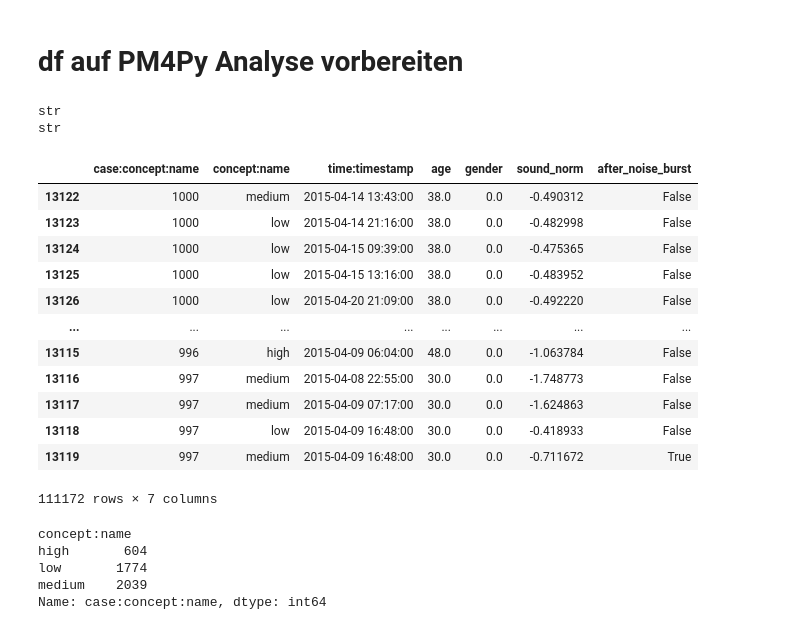
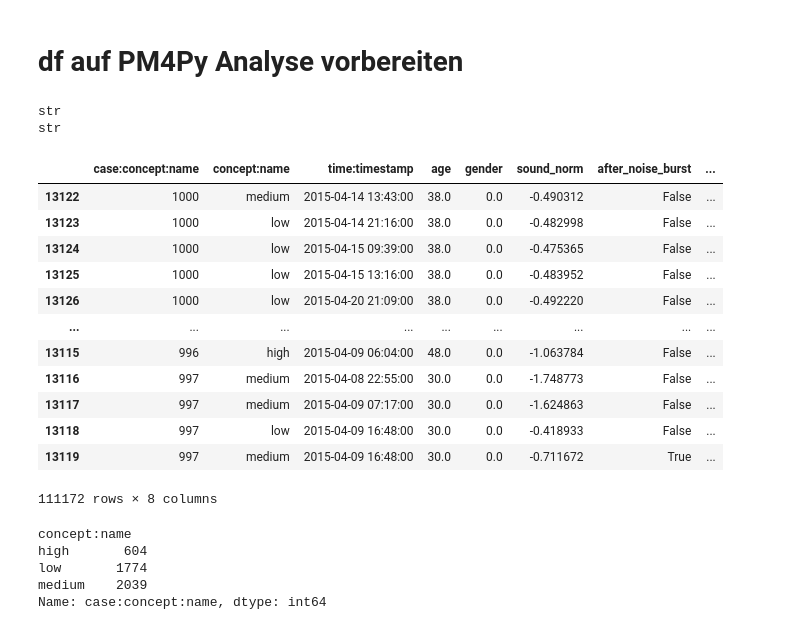
Before and after one commit to berielias-cpu/MasterArbeit, a Jupyter notebook: Masterarbeit/01_EDA_V2.0.ipynb, the cells around one changed output. Saved outputs shown, nothing was run; the diff lists cells and outputs as text; code cells hidden in the pictures.

```diff
--- a/Masterarbeit/01_EDA_V2.0.ipynb
+++ b/Masterarbeit/01_EDA_V2.0.ipynb
@@ -1398,44 +1432,45 @@ df_event = df.rename(columns={
     "created_at": "time:timestamp"
 })
 
 # Datentypen fixen
 df_event["case:concept:name"] = df_event["case:concept:name"].astype(str)
 df_event["concept:name"] = df_event["concept:name"].astype(str)
 
 # Datentypen Kontrollieren
 print(df_event["case:concept:name"].dtype)
 print(df_event["concept:name"].dtype)
 
 # Sortieren nach Zeit
 df_event = df_event.sort_values(
     by=["case:concept:name", "time:timestamp"]
 )
 
 # Relevante Spalten behalten
 df_event = df_event[[
     "case:concept:name",
     "concept:name",
     "time:timestamp",
     "age",
     "gender",
     "sound_norm", #ursprünglich war hier "sound_env". jetzt haben wir aber die Werte selbst umgewandelt
-    "after_noise_burst"
+    "after_noise_burst",
+    "q1"
 ]]
 
 df_event
 # %% [output]
 str
 str
-|  | case:concept:name | concept:name | time:timestamp | age | gender | sound_norm | after_noise_burst |
-| 13122 | 1000 | medium | 2015-04-14 13:43:00 | 38.0 | 0.0 | -0.490312 | False |
-| 13123 | 1000 | low | 2015-04-14 21:16:00 | 38.0 | 0.0 | -0.482998 | False |
-| 13124 | 1000 | low | 2015-04-15 09:39:00 | 38.0 | 0.0 | -0.475365 | False |
-| 13125 | 1000 | low | 2015-04-15 13:16:00 | 38.0 | 0.0 | -0.483952 | False |
-| 13126 | 1000 | low | 2015-04-20 21:09:00 | 38.0 | 0.0 | -0.492220 | False |
-| ... | ... | ... | ... | ... | ... | ... | ... |
-| 13115 | 996 | high | 2015-04-09 06:04:00 | 48.0 | 0.0 | -1.063784 | False |
-| 13116 | 997 | medium | 2015-04-08 22:55:00 | 30.0 | 0.0 | -1.748773 | False |
-| 13117 | 997 | medium | 2015-04-09 07:17:00 | 30.0 | 0.0 | -1.624863 | False |
-| 13118 | 997 | low | 2015-04-09 16:48:00 | 30.0 | 0.0 | -0.418933 | False |
-| 13119 | 997 | medium | 2015-04-09 16:48:00 | 30.0 | 0.0 | -0.711672 | True |
+|  | case:concept:name | concept:name | time:timestamp | age | gender | sound_norm | after_noise_burst | ... |
+| 13122 | 1000 | medium | 2015-04-14 13:43:00 | 38.0 | 0.0 | -0.490312 | False | ... |
+| 13123 | 1000 | low | 2015-04-14 21:16:00 | 38.0 | 0.0 | -0.482998 | False | ... |
+| 13124 | 1000 | low | 2015-04-15 09:39:00 | 38.0 | 0.0 | -0.475365 | False | ... |
+| 13125 | 1000 | low | 2015-04-15 13:16:00 | 38.0 | 0.0 | -0.483952 | False | ... |
+| 13126 | 1000 | low | 2015-04-20 21:09:00 | 38.0 | 0.0 | -0.492220 | False | ... |
+| ... | ... | ... | ... | ... | ... | ... | ... | ... |
+| 13115 | 996 | high | 2015-04-09 06:04:00 | 48.0 | 0.0 | -1.063784 | False | ... |
+| 13116 | 997 | medium | 2015-04-08 22:55:00 | 30.0 | 0.0 | -1.748773 | False | ... |
+| 13117 | 997 | medium | 2015-04-09 07:17:00 | 30.0 | 0.0 | -1.624863 | False | ... |
+| 13118 | 997 | low | 2015-04-09 16:48:00 | 30.0 | 0.0 | -0.418933 | False | ... |
+| 13119 | 997 | medium | 2015-04-09 16:48:00 | 30.0 | 0.0 | -0.711672 | True | ... |
-111172 rows × 7 columns
+111172 rows × 8 columns
```
Also changed, not shown: parts of 5 cells of this notebook, 1 other file.
